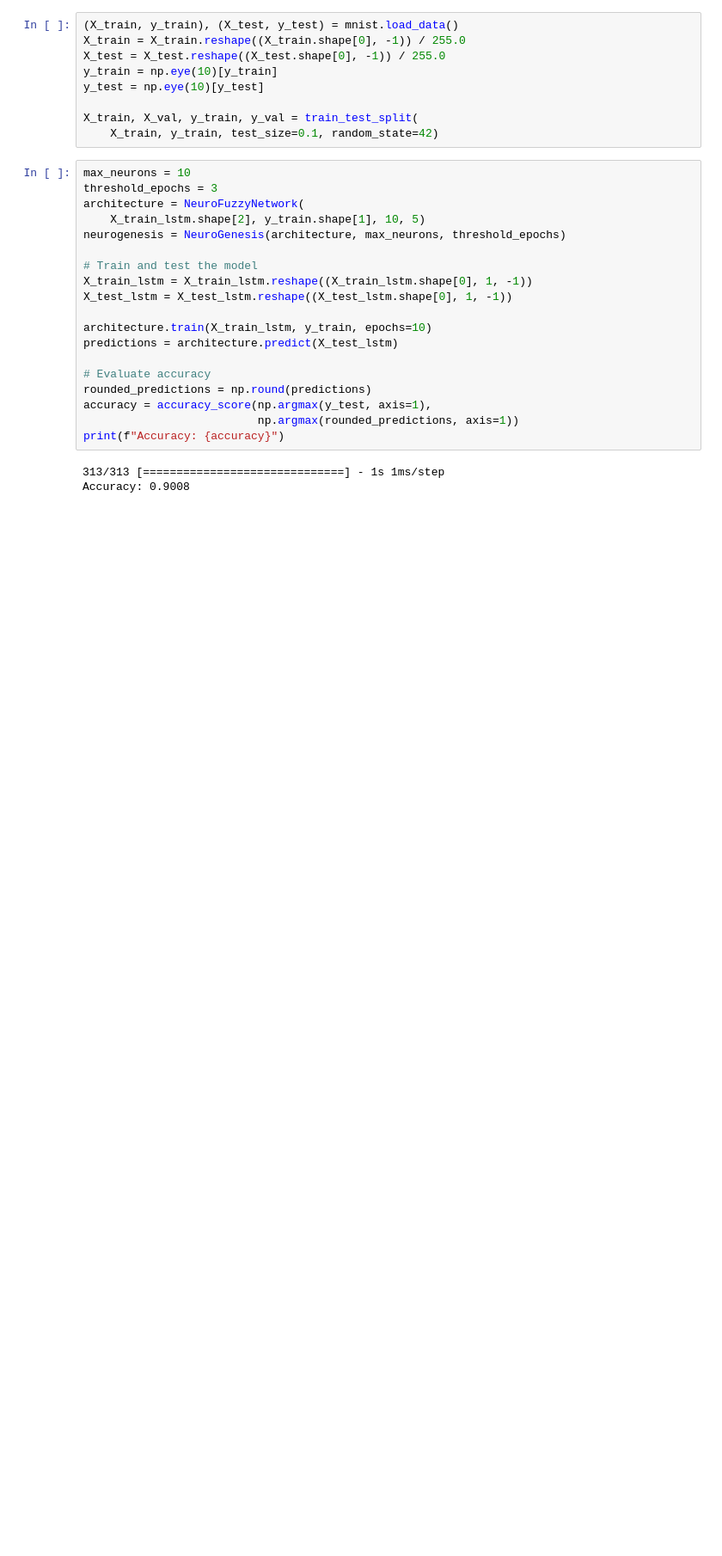
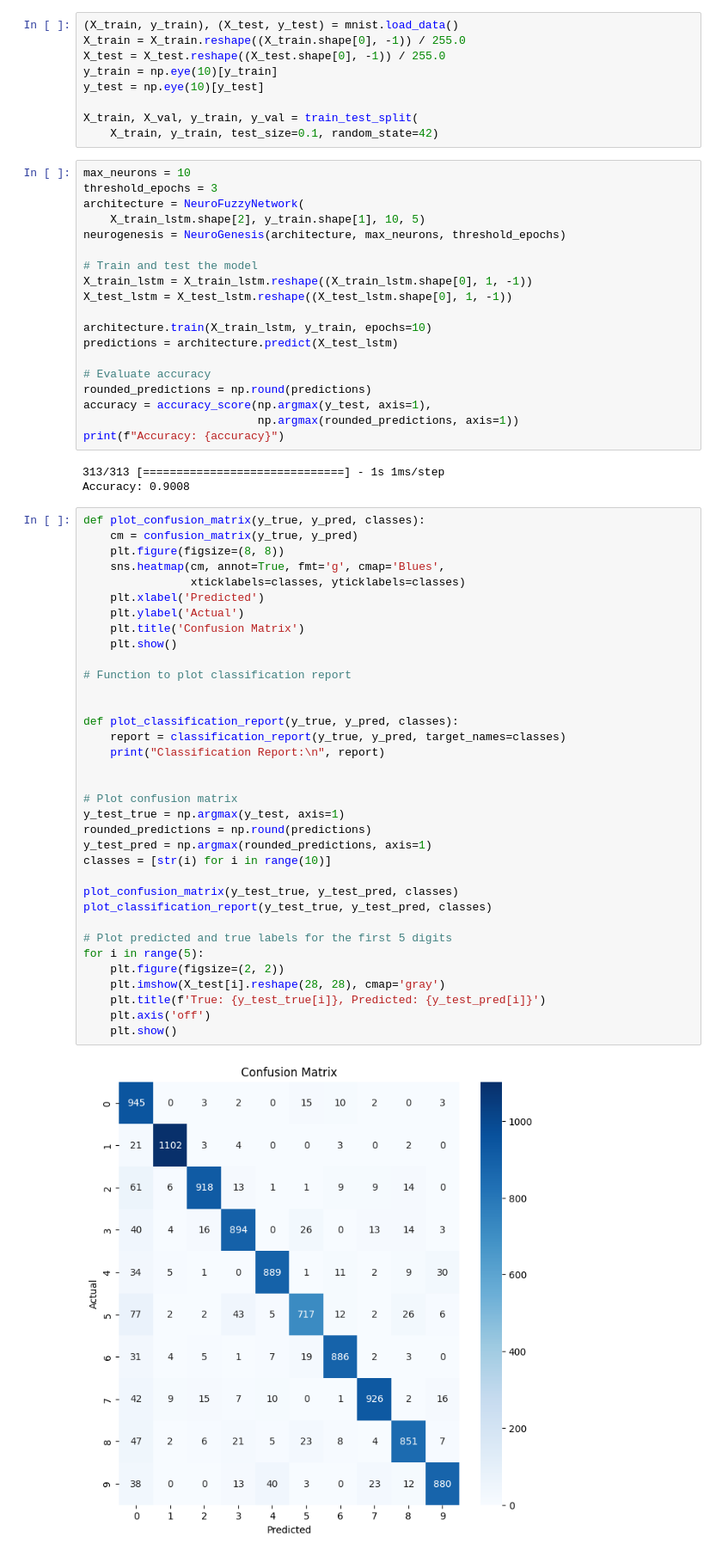
Before and after one commit to Da4kek/NeuroFlex, a Jupyter notebook: neuroflex.ipynb, the cells around one changed output. Shown at 86% size. Drawn from its saved outputs; the diff is of its cells as text; blank space fills up the shorter version.

Commit message:
prediction done.

```diff
--- a/neuroflex.ipynb
+++ b/neuroflex.ipynb
@@ -40,3 +44,40 @@ print(f"Accuracy: {accuracy}")
 # %% [output]
 313/313 [==============================] - 1s 1ms/step
 Accuracy: 0.9008
+# %%
+def plot_confusion_matrix(y_true, y_pred, classes):
+    cm = confusion_matrix(y_true, y_pred)
+    plt.figure(figsize=(8, 8))
+    sns.heatmap(cm, annot=True, fmt='g', cmap='Blues',
+                xticklabels=classes, yticklabels=classes)
+    plt.xlabel('Predicted')
+    plt.ylabel('Actual')
+    plt.title('Confusion Matrix')
+    plt.show()
+
+# Function to plot classification report
+
+
+def plot_classification_report(y_true, y_pred, classes):
+    report = classification_report(y_true, y_pred, target_names=classes)
+    print("Classification Report:\n", report)
+
+
+# Plot confusion matrix
+y_test_true = np.argmax(y_test, axis=1)
+rounded_predictions = np.round(predictions)
+y_test_pred = np.argmax(rounded_predictions, axis=1)
+classes = [str(i) for i in range(10)]
+
+plot_confusion_matrix(y_test_true, y_test_pred, classes)
+plot_classification_report(y_test_true, y_test_pred, classes)
+
+# Plot predicted and true labels for the first 5 digits
+for i in range(5):
+    plt.figure(figsize=(2, 2))
+    plt.imshow(X_test[i].reshape(28, 28), cmap='gray')
+    plt.title(f'True: {y_test_true[i]}, Predicted: {y_test_pred[i]}')
+    plt.axis('off')
+    plt.show()
+# %% [output]
+[figure, added]
```
Also changed, not shown: parts of 3 cells of this notebook.
